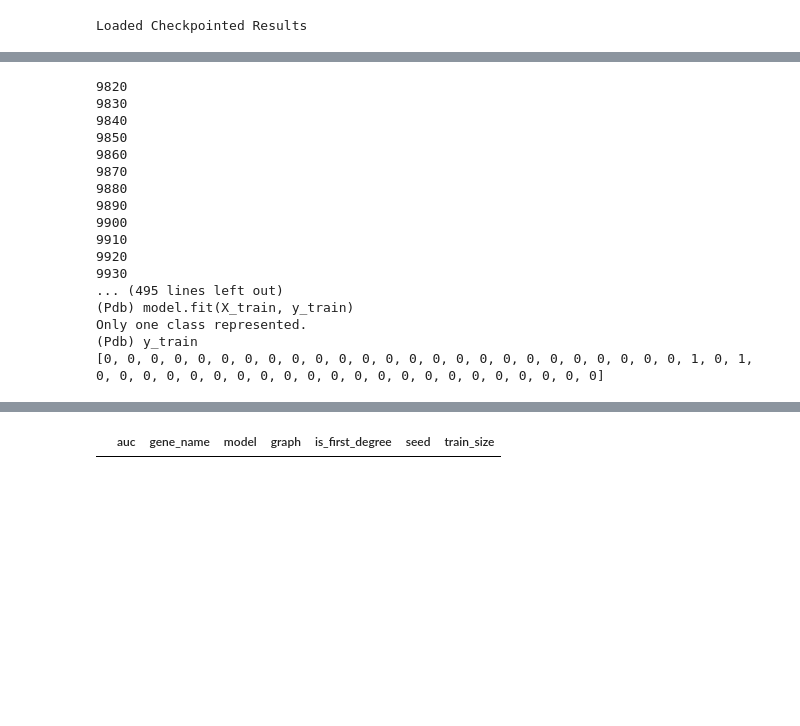
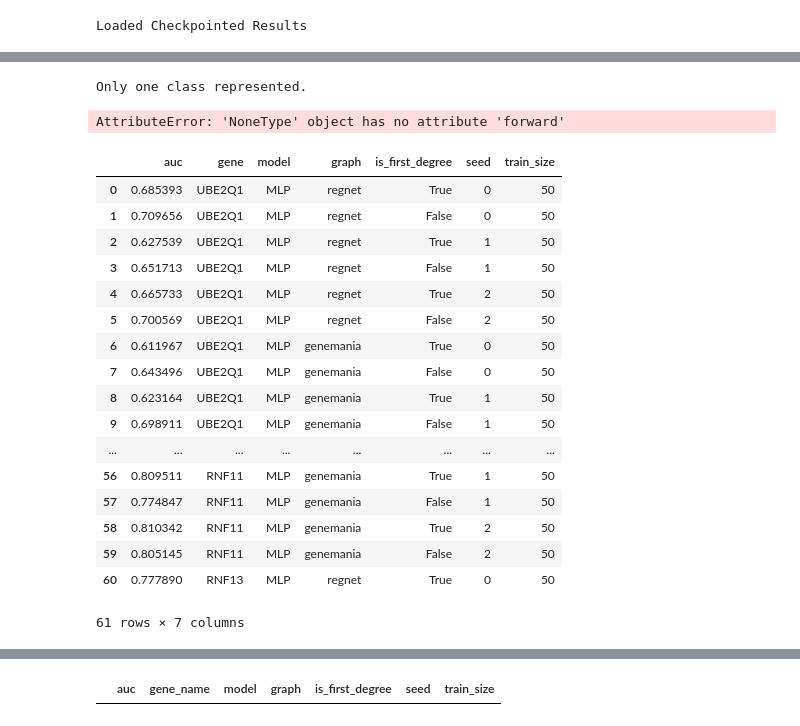
Before and after one commit to mila-iqia/gene-graph-conv, a Jupyter notebook: fig4_train_models.ipynb, the cells around one changed output, grey strips where cells are left out. Drawn from its saved outputs; the diff is of its cells as text; code cells hidden in the pictures; blank space fills up the shorter version.

```diff
--- a/fig4_train_models.ipynb
+++ b/fig4_train_models.ipynb
@@ -98,20 +84,25 @@ done: 3947
 # %%
-for exp_id in todo.index:
+for row in todo:
     if len(results) % 10 == 0:
         print(len(results))
-    gene, graph, model_name, seed, is_first_degree = exp_id.split("_")
-    is_first_degree = bool(is_first_degree)
-    seed = int(seed)
+    gene = row["gene"]
+    graph_name = row["graph"]
+    model_name = row["model"]
+    seed = row["seed"]
+    is_first_degree = row["is_first_degree"]
     model = [x for x in models if x.name == model_name][0]
 
-    gene_expression_mean = dataset.df[gene].mean()
-    dataset.labels = [1 if x > gene_expression_mean else 0 for x in dataset.df[gene]]
+    experiment = {
+        "gene": gene,
+        "model": model.name,
+        "graph": graph_name,
+        "is_first_degree": is_first_degree,
+        "seed": seed,
+        "train_size": train_size,
+    }
+
+    dataset.labels = label_df[gene]
     X_train, X_test, y_train, y_test = sklearn.model_selection.train_test_split(dataset.df, dataset.labels, stratify=dataset.labels, train_size=train_size, test_size=test_size)
-
-    # record the failure to the results file and continue.
-    if not (all([Counter(y_train).values() > 1]) and all([Counter(y_test).values() > 1]) and len(set(y_train)) > 1 and len(set(y_test)) > 1):
-        results = record_result(results, gene, model, graph_name, int(seed), train_size, 0.5, results_file_name, is_first_degree)
-        continue
 
     if is_first_degree:
         gene_graph = graphs[graph_name]
@@ -123,8 +114,8 @@ for exp_id in todo.index:
         X_test = X_test.copy()
     X_train[gene] = 1
     X_test[gene] = 1
+
     try:
-
         model.fit(X_train, y_train)
 
         x_test = Variable(torch.FloatTensor(np.expand_dims(X_test.values, axis=2)), requires_grad=False).float()
@@ -133,28 +124,34 @@ for exp_id in todo.index:
         y_hat = model.predict(x_test)[:, 1].data.cpu().numpy()
         auc = sklearn.metrics.roc_auc_score(y_test, np.asarray(y_hat).flatten())
         model.best_model = None # cleanup
+        experiment["auc"] = auc
     except Exception as e:
-        import pdb; pdb.set_trace()
-        pass
-    results = record_result(results, gene, model, graph_name, seed, train_size, auc, results_file_name, is_first_degree)
+        print e
+    results = record_result(results, experiment, filename)
 # %% [output]
-9820
-9830
-9840
-9850
-9860
-9870
-9880
-9890
-9900
-9910
-9920
-9930
-... (495 lines left out)
-(Pdb) model.fit(X_train, y_train)
 Only one class represented.
-(Pdb) y_train
-[0, 0, 0, 0, 0, 0, 0, 0, 0, 0, 0, 0, 0, 0, 0, 0, 0, 0, 0, 0, 0, 0, 0, 0, 0, 1, 0, 1, 0, 0, 0, 0, 0, 0, 0, 0, 0, 0, 0, 0, 0, 0, 0, 0, 0, 0, 0, 0, 0, 0]
+AttributeError: 'NoneType' object has no attribute 'forward'
+# %%
+results
+# %% [output]
+|  | auc | gene | model | graph | is_first_degree | seed | train_size |
+| 0 | 0.685393 | UBE2Q1 | MLP | regnet | True | 0 | 50 |
+| 1 | 0.709656 | UBE2Q1 | MLP | regnet | False | 0 | 50 |
+| 2 | 0.627539 | UBE2Q1 | MLP | regnet | True | 1 | 50 |
+| 3 | 0.651713 | UBE2Q1 | MLP | regnet | False | 1 | 50 |
+| 4 | 0.665733 | UBE2Q1 | MLP | regnet | True | 2 | 50 |
+| 5 | 0.700569 | UBE2Q1 | MLP | regnet | False | 2 | 50 |
+| 6 | 0.611967 | UBE2Q1 | MLP | genemania | True | 0 | 50 |
+| 7 | 0.643496 | UBE2Q1 | MLP | genemania | False | 0 | 50 |
+| 8 | 0.623164 | UBE2Q1 | MLP | genemania | True | 1 | 50 |
+| 9 | 0.698911 | UBE2Q1 | MLP | genemania | False | 1 | 50 |
+| ... | ... | ... | ... | ... | ... | ... | ... |
+| 56 | 0.809511 | RNF11 | MLP | genemania | True | 1 | 50 |
+| 57 | 0.774847 | RNF11 | MLP | genemania | False | 1 | 50 |
+| 58 | 0.810342 | RNF11 | MLP | genemania | True | 2 | 50 |
+| 59 | 0.805145 | RNF11 | MLP | genemania | False | 2 | 50 |
+| 60 | 0.777890 | RNF13 | MLP | regnet | True | 0 | 50 |
+61 rows × 7 columns
 # %%
 # Compare the performance of each graph at predicting their neighbors
 df = results
```
Also changed, not shown: parts of 9 cells of this notebook, 4 other files.
